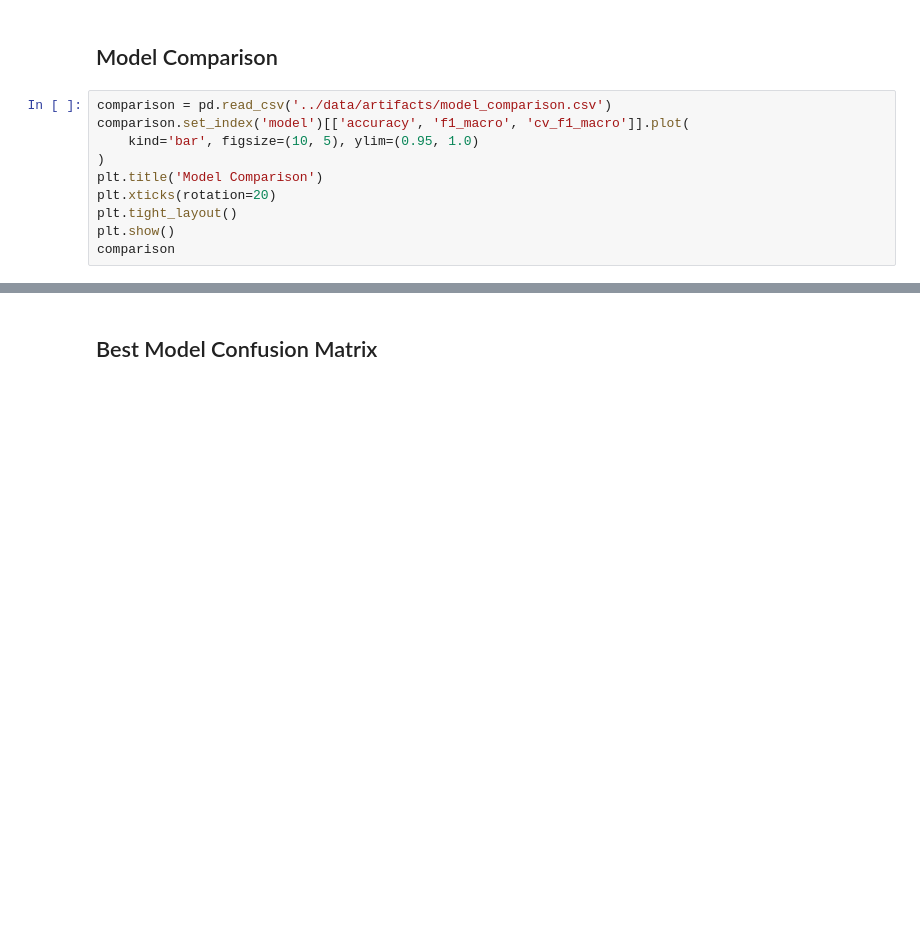
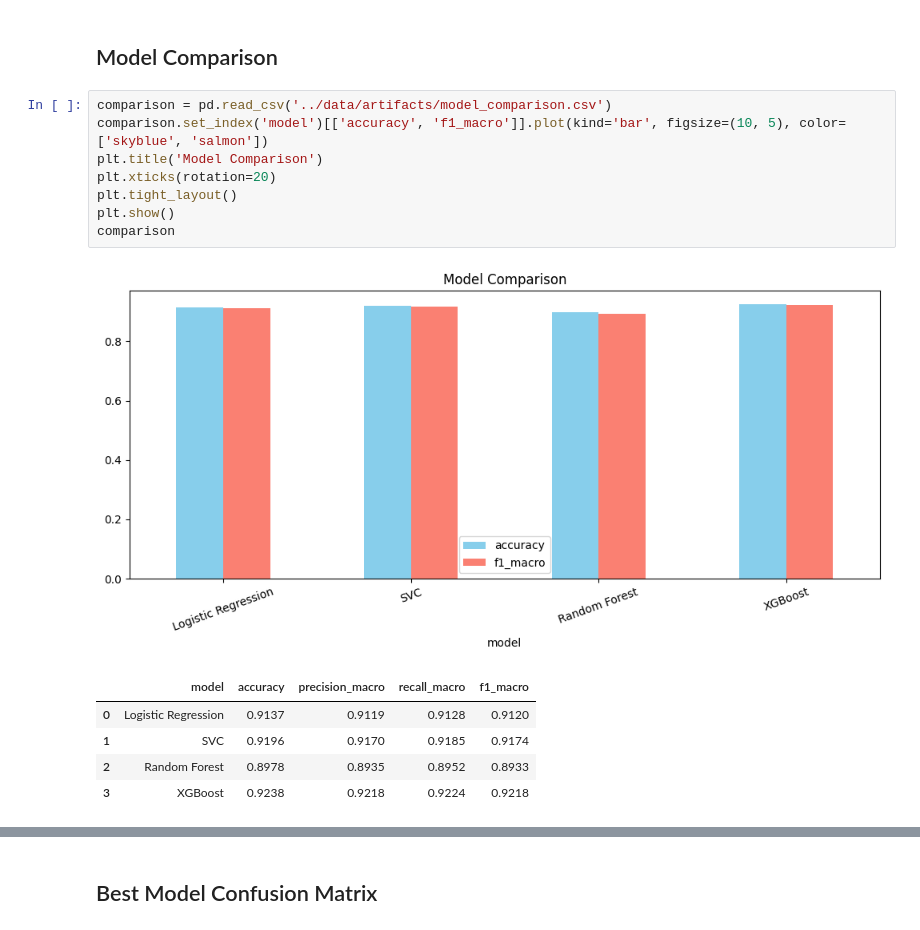
Before and after one commit to Sauravpant/Career-Guidance-System, a Jupyter notebook: ml-service/notebooks/analysis.ipynb, the cells around one changed output, grey strips where cells are left out. Saved outputs shown, nothing was run; the diff lists cells and outputs as text; blank space fills up the shorter version.

Commit message:
eda and model analysis

```diff
--- a/ml-service/notebooks/analysis.ipynb
+++ b/ml-service/notebooks/analysis.ipynb
@@ -45,11 +55,16 @@ plt.show()
 ## Model Comparison
 # %%
 comparison = pd.read_csv('../data/artifacts/model_comparison.csv')
-comparison.set_index('model')[['accuracy', 'f1_macro', 'cv_f1_macro']].plot(
-    kind='bar', figsize=(10, 5), ylim=(0.95, 1.0)
-)
+comparison.set_index('model')[['accuracy', 'f1_macro']].plot(kind='bar', figsize=(10, 5), color=['skyblue', 'salmon'])
 plt.title('Model Comparison')
 plt.xticks(rotation=20)
 plt.tight_layout()
 plt.show()
 comparison
+# %% [output]
+[figure, added]
+|  | model | accuracy | precision_macro | recall_macro | f1_macro |
+| 0 | Logistic Regression | 0.9137 | 0.9119 | 0.9128 | 0.9120 |
+| 1 | SVC | 0.9196 | 0.9170 | 0.9185 | 0.9174 |
+| 2 | Random Forest | 0.8978 | 0.8935 | 0.8952 | 0.8933 |
+| 3 | XGBoost | 0.9238 | 0.9218 | 0.9224 | 0.9218 |
```
Also changed, not shown: parts of 7 cells of this notebook.
